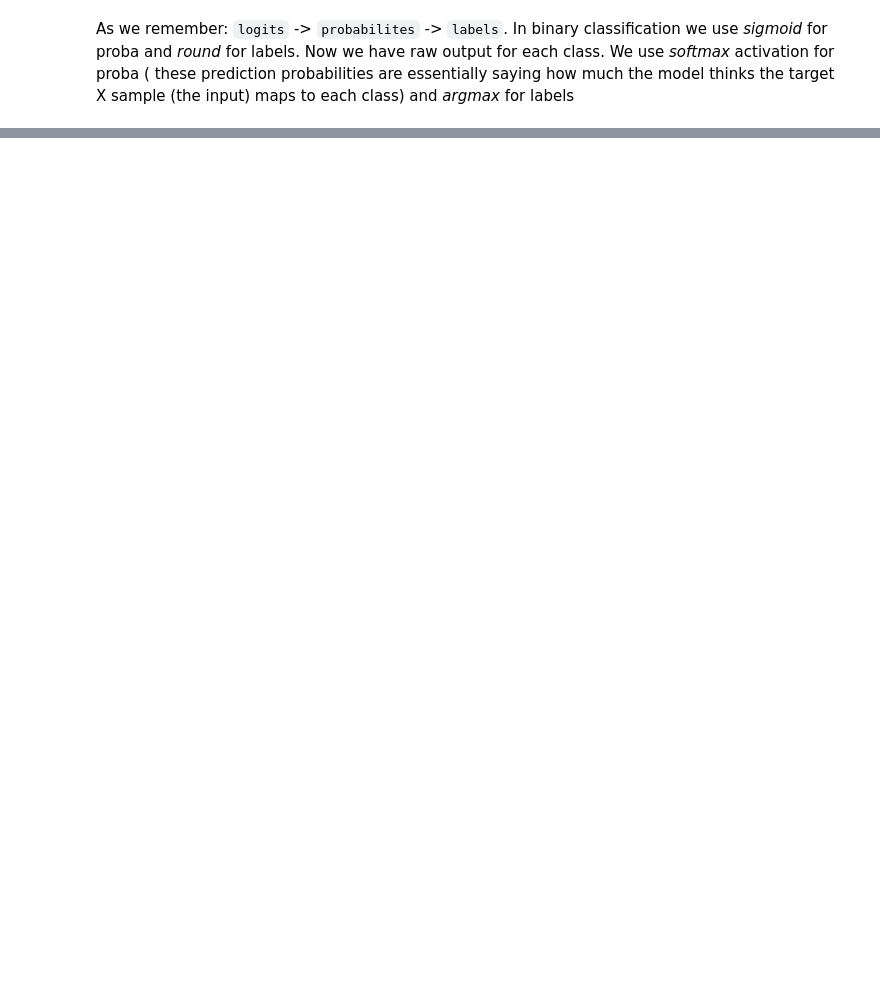
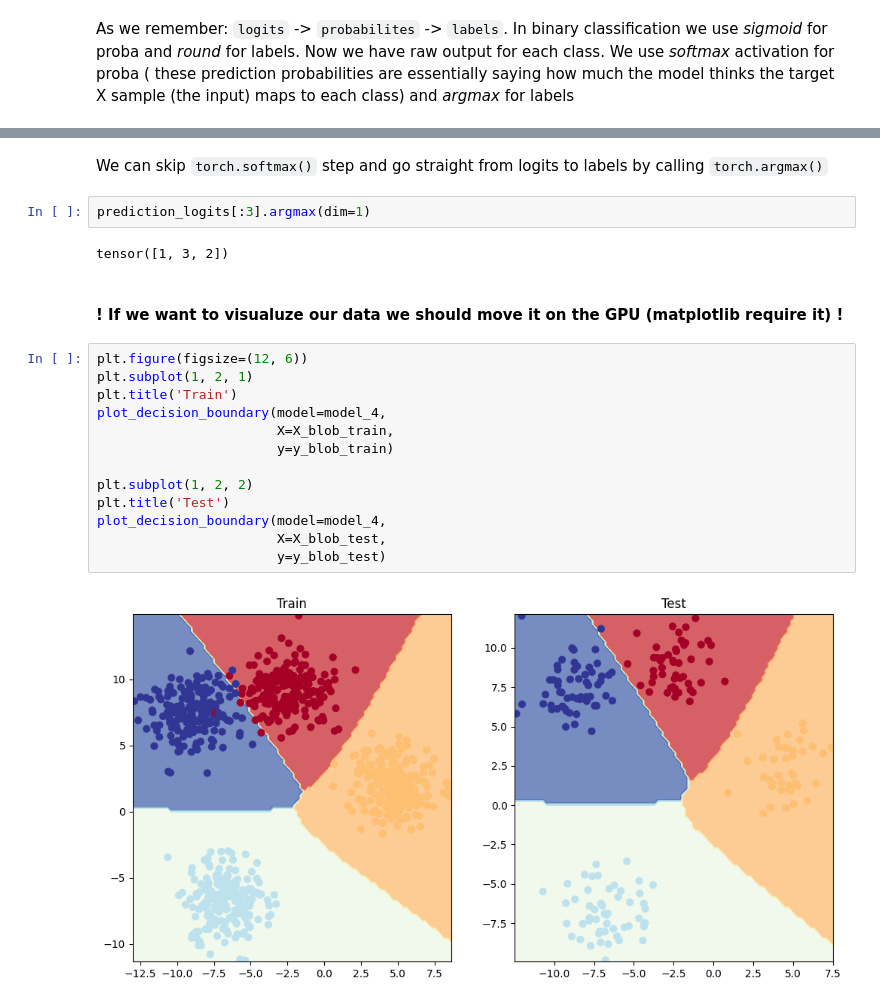
Before and after one commit to AnatolyAdamovich/learning, a Jupyter notebook: courses/pytorch/ch3-classification.ipynb, the cells around one changed output, grey strips where cells are left out. Saved outputs shown, nothing was run; the diff lists cells and outputs as text; blank space fills up the shorter version.

```diff
--- a/courses/pytorch/ch3-classification.ipynb
+++ b/courses/pytorch/ch3-classification.ipynb
@@ -684,0 +792,23 @@ for epoch in range(1, epochs):
+# %% [markdown]
+We can skip `torch.softmax()` step and go straight from logits to labels by calling `torch.argmax()`
+# %%
+prediction_logits[:3].argmax(dim=1)
+# %% [output]
+tensor([1, 3, 2])
+# %% [markdown]
+#### ! If we want to visualuze our data we should move it on the GPU (matplotlib require it) !
+# %%
+plt.figure(figsize=(12, 6))
+plt.subplot(1, 2, 1)
+plt.title('Train')
+plot_decision_boundary(model=model_4,
+                       X=X_blob_train,
+                       y=y_blob_train)
+
+plt.subplot(1, 2, 2)
+plt.title('Test')
+plot_decision_boundary(model=model_4,
+                       X=X_blob_test,
+                       y=y_blob_test)
+# %% [output]
+[figure, added]
```
Also changed, not shown: parts of 19 cells of this notebook, 1 other file.
